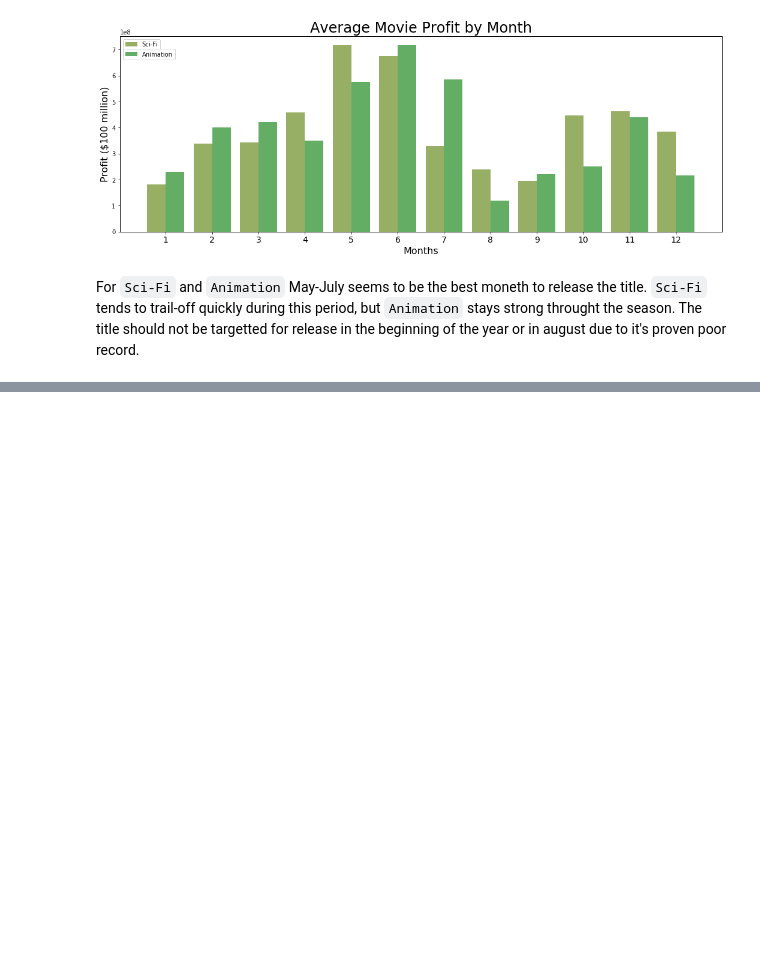
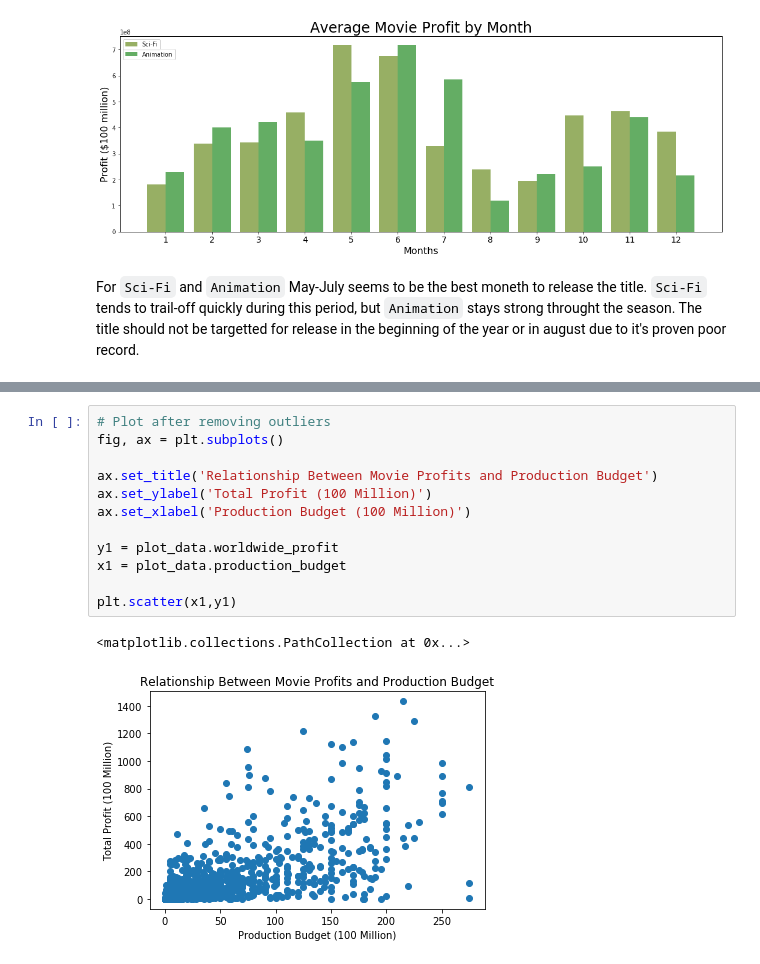
Before and after one commit to yunghanjeong/091420NYCDS_P1_G2_Project, a Jupyter notebook: msft_studio_movie_industry_analysis.ipynb, the cells around one changed output, grey strips where cells are left out. Cells and saved outputs as stored; diff of their text form; blank space fills up the shorter version.

```diff
--- a/msft_studio_movie_industry_analysis.ipynb
+++ b/msft_studio_movie_industry_analysis.ipynb
@@ -477,0 +592,15 @@ For `Sci-Fi` and `Animation` May-July seems to be the best moneth to release the
+# %%
+# Plot after removing outliers
+fig, ax = plt.subplots()
+
+ax.set_title('Relationship Between Movie Profits and Production Budget')
+ax.set_ylabel('Total Profit (100 Million)')
+ax.set_xlabel('Production Budget (100 Million)')
+
+y1 = plot_data.worldwide_profit
+x1 = plot_data.production_budget
+
+plt.scatter(x1,y1)
+# %% [output]
+<matplotlib.collections.PathCollection at 0x...>
+[figure, added]
```
Also changed, not shown: parts of 29 cells of this notebook.
